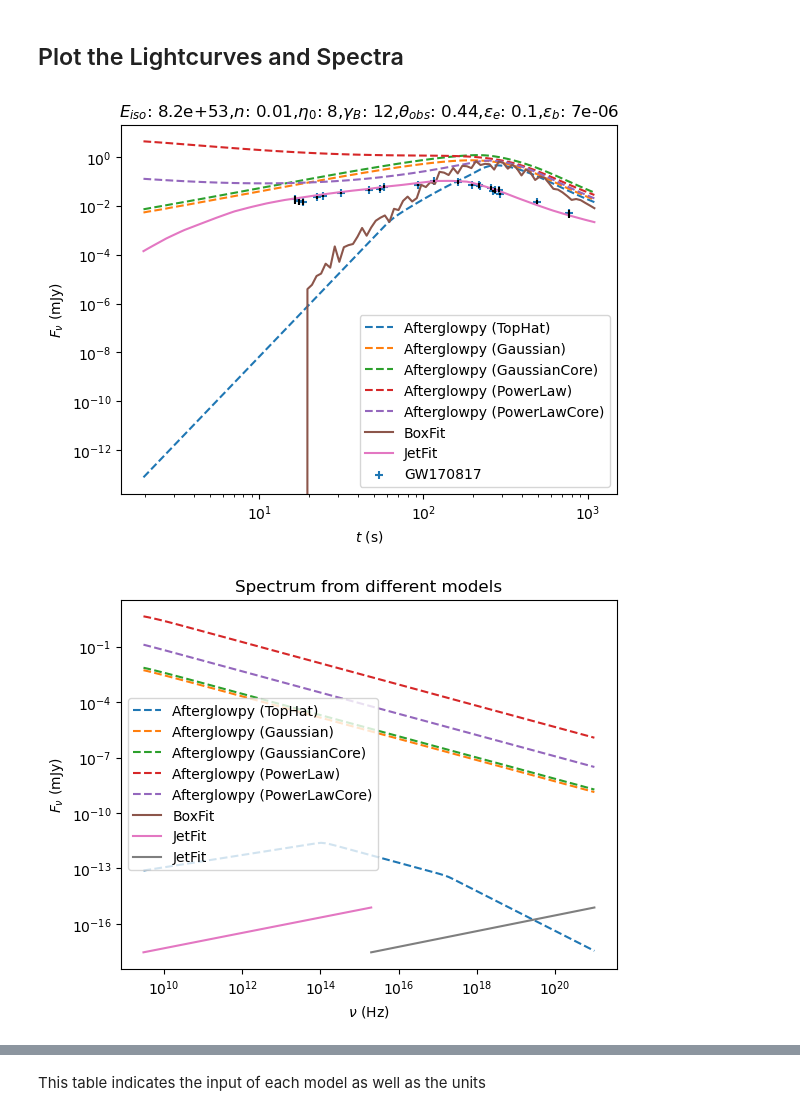
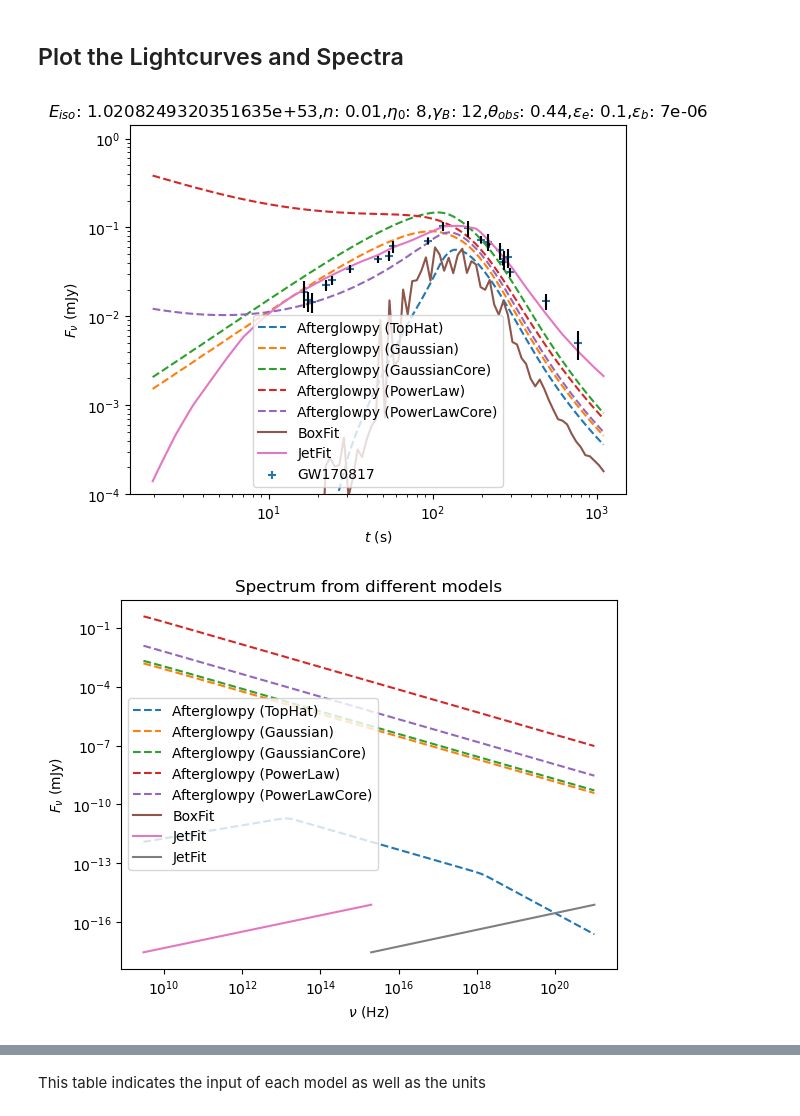
Before and after one commit to agathb/quadrucode, a Jupyter notebook: quadrucode.ipynb, the cells around one changed output, grey strips where cells are left out. Saved outputs shown, nothing was run; the diff lists cells and outputs as text; code cells hidden in the pictures.

```diff
--- a/quadrucode.ipynb
+++ b/quadrucode.ipynb
@@ -7,7 +7,13 @@ import pandas as pd
 #sys.path.append("/home/agath/anaconda3/envs/JetFit/lib/python3.12/site-packages/afterglowpy/")
 import afterglowpy as grb
 
-#from DeepGlow import Emulator
+import subprocess
+import os
+import sys
+
+current_directory = os.getcwd()
+jetfitcode_path = os.path.join(current_directory, 'jetfitcode')
+sys.path.append(jetfitcode_path)
 
 from FitterClass import *
 from FluxGeneratorClass import *
@@ -17,8 +23,8 @@ import matplotlib.pyplot as plt #For plotting
 
 #import jetsimpy
 # %%
-#Parameters for JetFit
-Table = "./Table.h5"
+#Importing the precomputed fluxes to put in the JetFit functions
+Table = os.path.join(jetfitcode_path, 'Table.h5')
 
 #Importing the files from BOXFIT
 settings = '/home/agath/boxfitoutput/boxfitsettings.txt'
@@ -122,7 +128,7 @@ def convert_E_Eiso(E,theta):
 #Converts Eiso to E
 def convert_Eiso_E(Eiso,theta):
     #Theta being the half opening angle of the jet
-    E = Eiso*(1-np.cos(theta/2))/2 #
+    E = Eiso*(1-np.cos(theta)) #
     return E
 # %%
 # convert_Eiso_E(8.2e53,B['theta_0'])
@@ -415,35 +453,36 @@ labels = ["{}: {}".format(key, value) for key, value in Label.items()]
 
 #For Plotting the lightcurve and spectrum of Afterglowpy and Boxfit
 fig1, ax1 = plt.subplots(1, 1)
 [ax1.plot(convert_ts_td(tl), afterglowpys[i][0], label= f"Afterglowpy ({name_types_jets[i]})", linestyle='dashed') for i in range(len(afterglowpys))] #convert_ts_td(tl)
 #ax1.plot(convert_ts_td(tl), Fnula, label="Afterglowpy") #convert_ts_td(tl)
 ax1.plot(convert_ts_td(tbox), Flbox, label="BoxFit") #convert_ts_td(tbox)
 ax1.plot(convert_ts_td(tl), Fljet, label="JetFit") #convert_ts_td(tlj) Fljet*1e-6
 ax1.scatter(t_gw, Fl_gw, label = "GW170817", marker = '+')
 ax1.errorbar(t_gw, Fl_gw,yerr=Flerr_gw,linestyle='', color='black')
 #ax1.plot(convert_ts_td(tl), Fldeep , label="DeepGlow")
 ax1.set_title("{}".format(",".join(labels)))
 ax1.set(xscale='log', xlabel=r'$t$ (s)',
        yscale='log', ylabel=r'$F_\nu$ (mJy)')
 ax1.legend()
+ax1.set_ylim(10**-4,)
 fig1.savefig("lightcurve_comp.png")
 
 fig2, ax2 = plt.subplots(1, 1)
 [ax2.plot(nus, afterglowpys[i][1], label= f"Afterglowpy ({name_types_jets[i]})", linestyle='dashed') for i in range(len(afterglowpys))] #convert_ts_td(tl)
 #ax2.plot(nus, Fnusa, label="Afterglowpy")
 ax2.plot(nus, Fnubox, label="BoxFit")
 ax2.plot(nusj, Fsjet, label="JetFit")
 ax2.set_title("Spectrum from different models")
 ax2.set(xscale='log', xlabel=r'$\nu$ (Hz)',
        yscale='log', ylabel=r'$F_\nu$ (mJy)')
 ax2.legend()
 fig2.savefig("spectrum_comp.png")
 
 fig1.show()
 fig2.show()
 # %% [output]
-[figure, old version]
+[figure, new version]
-[figure, old version]
+[figure, new version]
 # %%
 def time_flux_peaks(Fnu, t):
 
```
Also changed, not shown: parts of 15 cells of this notebook, 9 other files.
